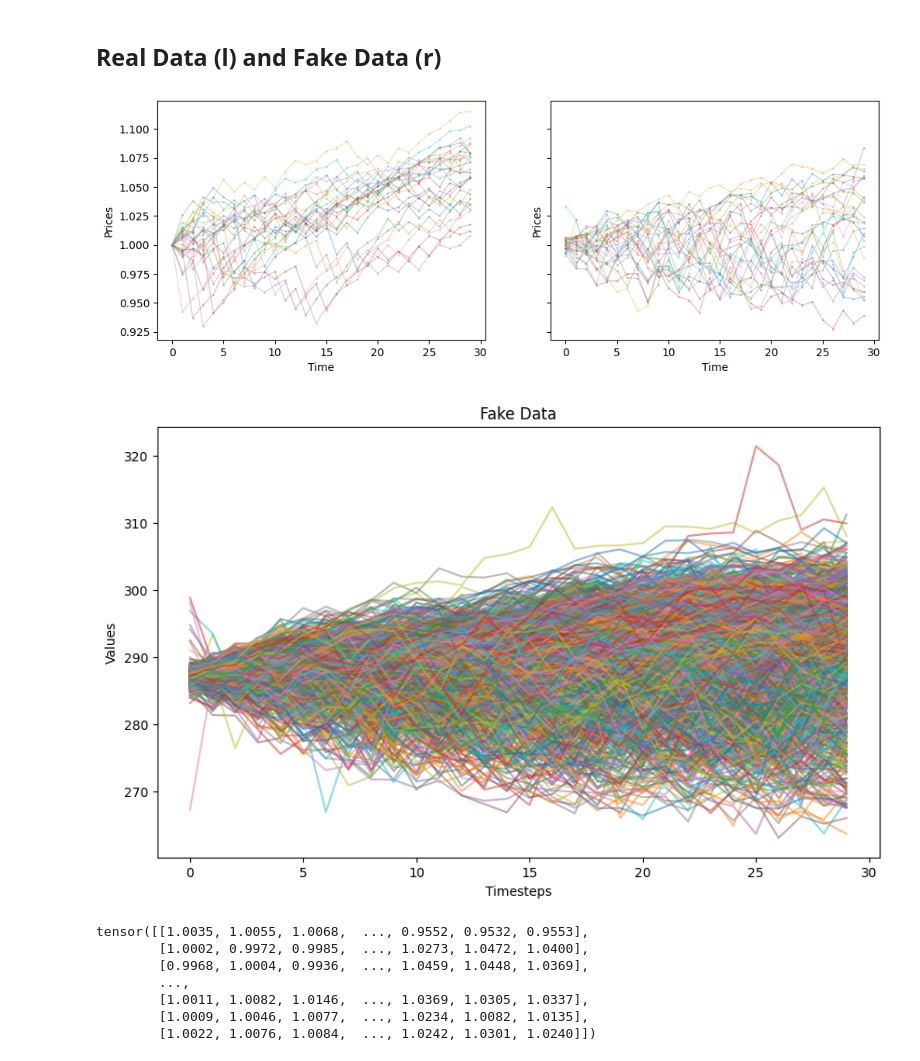
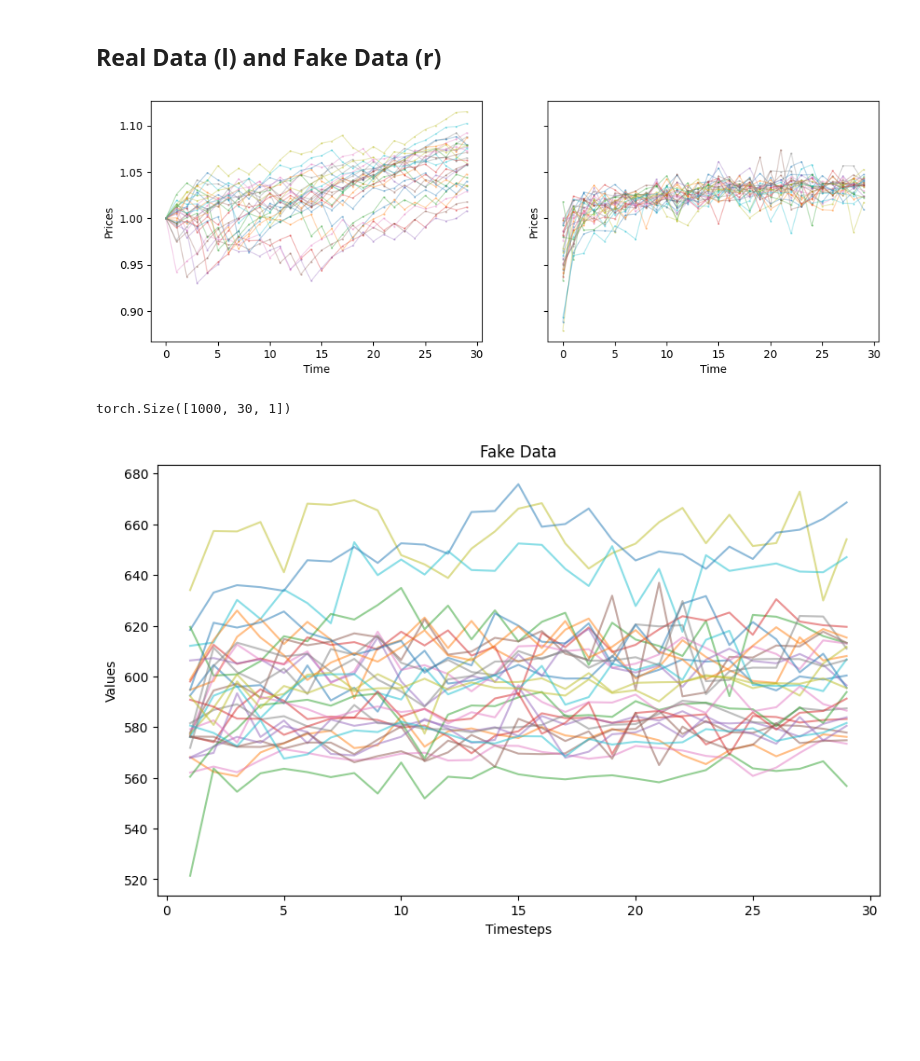
Before and after one commit to Sondringsen/master-thesis, a Jupyter notebook: src/models/data_generating_models/TimeCausalVAE/notebooks/sondre_test.ipynb, the cells around one changed output. Cells and saved outputs as stored; diff of their text form; code cells hidden in the pictures; blank space fills up the shorter version.

```diff
--- a/src/models/data_generating_models/TimeCausalVAE/notebooks/sondre_test.ipynb
+++ b/src/models/data_generating_models/TimeCausalVAE/notebooks/sondre_test.ipynb
@@ -184,15 +192,10 @@ model_evaluator = ModelEvaluator(model_dir)
 output_dir = model_evaluator.hyper_model_dir
 model = model_evaluator.model
 
-df_tot_fake = pd.DataFrame()
-for i in range(10):
-    test_data, gen_data, recon_data = model_evaluator.load_data(seed = i, n_sample_test=1000)
-    ds = model_evaluator.data_ppl.base_dataset
+test_data, gen_data, recon_data = model_evaluator.load_data(seed = 99, n_sample_test=1000)
+ds = model_evaluator.data_ppl.base_dataset
 
-    real_data = test_data
-    recon_data = recon_data
-    fake_data = gen_data
-
-    df_sub_fake = pd.DataFrame(gen_data.detach().squeeze(-1).numpy())
-    df_tot_fake = pd.concat([df_tot_fake, df_sub_fake], axis=0)
+real_data = test_data
+recon_data = recon_data
+fake_data = gen_data
 # %% [output]
@@ -284,27 +206,26 @@ AttributeError: 'BaseTrainer' object has no attribute 'training_dir'
 from evaluations.compare import compare_path
 compare_path(real_data,fake_data, plot_size=30)
 # %% [output]
-[figure, old version]
+[figure, new version]
+# %%
+fake_data.shape
+# %% [output]
+torch.Size([1000, 30, 1])
 # %%
+sys.path.append('../../../..')
+from data_processing.post_processing import post_processing
+from data_processing.config import post_processing_config
+
+df_post_processed = post_processing(pd.DataFrame(fake_data.detach().squeeze(-1).numpy()), **post_processing_config)
+
 fig, ax = plt.subplots(figsize=(10, 6))
 
-# Assuming fake_data is a 3D tensor with shape (samples, timesteps, features)
-for i in range(fake_data.shape[0]):  # Iterate over samples
-    ax.plot(fake_data[i, :, 0].numpy()*price_scaler, alpha=0.5)  # Plot each sample
+for i in range(30):  # Iterate over samples
+    ax.plot(df_post_processed.loc[i, :], alpha=0.5)  # Plot each sample
 
 ax.set_title("Fake Data")
 ax.set_xlabel("Timesteps")
 ax.set_ylabel("Values")
 plt.show()
 # %% [output]
-[figure, old version]
+[figure, new version]
-# %%
-print(fake_data.squeeze(-1))
-# %% [output]
-tensor([[1.0035, 1.0055, 1.0068,  ..., 0.9552, 0.9532, 0.9553],
-        [1.0002, 0.9972, 0.9985,  ..., 1.0273, 1.0472, 1.0400],
-        [0.9968, 1.0004, 0.9936,  ..., 1.0459, 1.0448, 1.0369],
-        ...,
-        [1.0011, 1.0082, 1.0146,  ..., 1.0369, 1.0305, 1.0337],
-        [1.0009, 1.0046, 1.0077,  ..., 1.0234, 1.0082, 1.0135],
-        [1.0022, 1.0076, 1.0084,  ..., 1.0242, 1.0301, 1.0240]])
```
Also changed, not shown: parts of 8 cells of this notebook, 12 other files.
